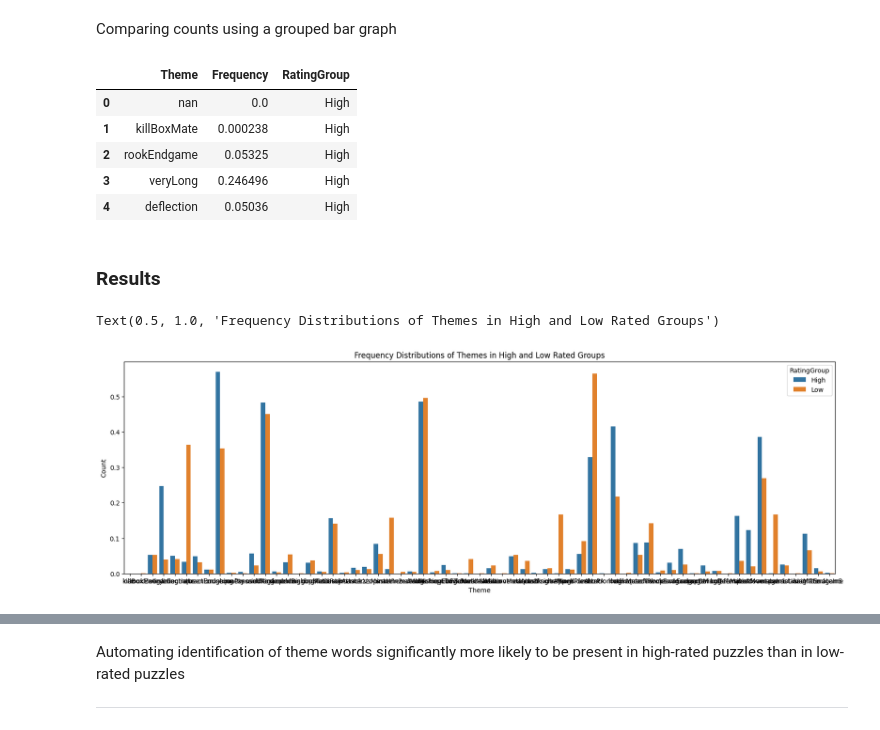
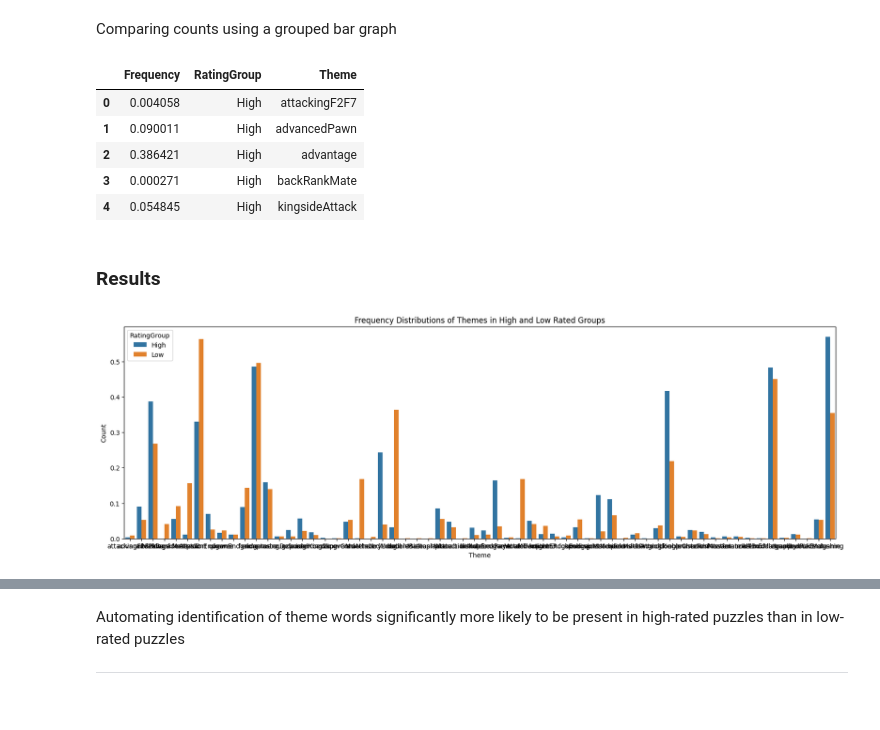
Before and after one commit to Amitganguly0327/data-analysis-portfolio, a Jupyter notebook: Chess_Puzzles_Data_Analysis.ipynb, the cells around one changed output, grey strips where cells are left out. Cells and saved outputs as stored; diff of their text form; code cells hidden in the pictures.

```diff
--- a/Chess_Puzzles_Data_Analysis.ipynb
+++ b/Chess_Puzzles_Data_Analysis.ipynb
@@ -130,23 +149,24 @@ Comparing counts using a grouped bar graph
 # %%
 counts_themes_high_rated['RatingGroup'] = 'High'
 counts_themes_low_rated['RatingGroup'] = 'Low'
 
-counts_themes_high_rated = counts_themes_high_rated.reset_index()
-counts_themes_low_rated = counts_themes_low_rated.reset_index()
+counts_themes_low_rated['Theme'] = counts_themes_low_rated.index
+counts_themes_high_rated['Theme'] = counts_themes_high_rated.index
 
-counts_themes_high_rated = counts_themes_high_rated.rename(columns={'index': 'Theme'})
-counts_themes_low_rated = counts_themes_low_rated.rename(columns={'index': 'Theme'})
+counts_themes_low_rated = counts_themes_low_rated.reset_index(drop=True)
+counts_themes_high_rated = counts_themes_high_rated.reset_index(drop=True)
 
 combined_counts_themes = pd.concat([counts_themes_high_rated, counts_themes_low_rated], ignore_index=True)
+combined_counts_themes = combined_counts_themes.dropna(axis=0)
 
 combined_counts_themes.head()
 # %% [output]
-|  | Theme | Frequency | RatingGroup |
-| 0 | nan | 0.0 | High |
-| 1 | killBoxMate | 0.000238 | High |
-| 2 | rookEndgame | 0.05325 | High |
-| 3 | veryLong | 0.246496 | High |
-| 4 | deflection | 0.05036 | High |
+|  | Frequency | RatingGroup | Theme |
+| 0 | 0.004058 | High | attackingF2F7 |
+| 1 | 0.090011 | High | advancedPawn |
+| 2 | 0.386421 | High | advantage |
+| 3 | 0.000271 | High | backRankMate |
+| 4 | 0.054845 | High | kingsideAttack |
 # %% [markdown]
 ### Results
 # %%
@@ -156,9 +176,9 @@ sns.barplot(x='Theme', y='Frequency', hue='RatingGroup', data=combined_counts_th
 ax.set_xlabel('Theme')
 ax.set_ylabel('Count')
 ax.set_title('Frequency Distributions of Themes in High and Low Rated Groups')
+plt.show()
 # %% [output]
-Text(0.5, 1.0, 'Frequency Distributions of Themes in High and Low Rated Groups')
-[figure, old version]
+[figure, new version]
 # %%
 # splitting the combined counts of themes between into dataframes
 # since a single grouped bar graph for the combined counts of themes is overcrowded on the x-axis
```
Also changed, not shown: parts of 11 cells of this notebook.
